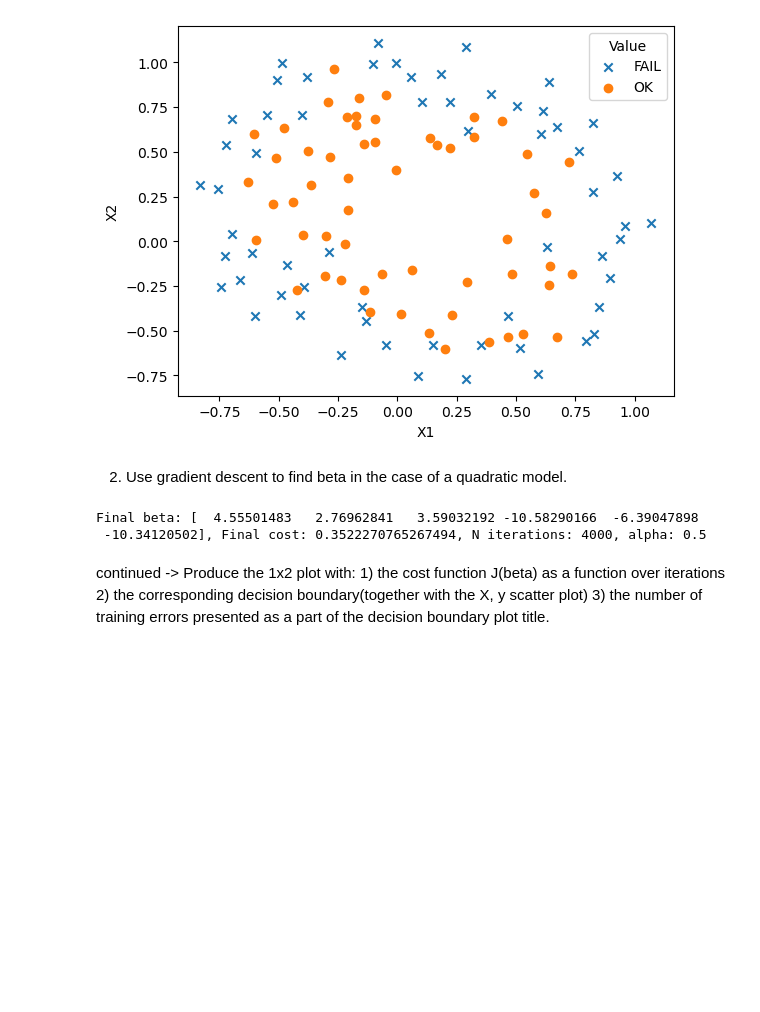
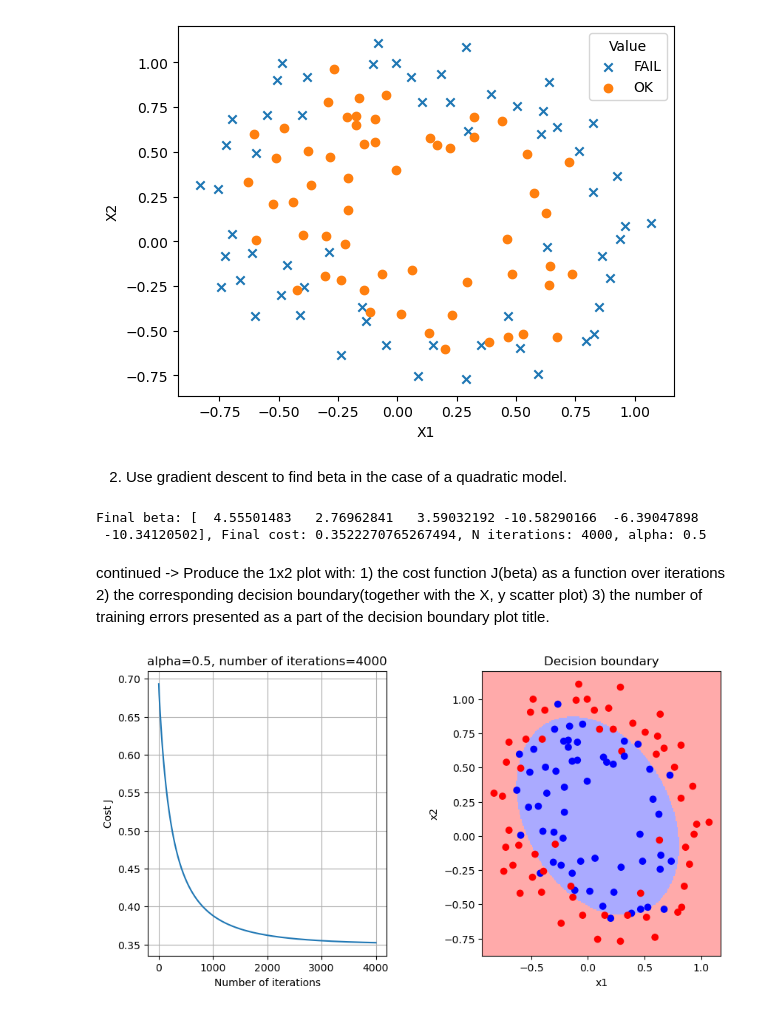
Before and after one commit to djolodjolo23/machine_learning_a2, a Jupyter notebook: Excercise4.ipynb, the cells around one changed output. Drawn from its saved outputs; the diff is of its cells as text; code cells hidden in the pictures; blank space fills up the shorter version.

Commit message:
Working on the excercise4, task 2 almost done, decision boundary plotted.

```diff
--- a/Excercise4.ipynb
+++ b/Excercise4.ipynb
@@ -44,11 +45,31 @@ continued -> Produce the 1x2 plot with:
     2) the corresponding decision boundary(together with the X, y scatter plot)
     3) the number of training errors presented as a part of the decision boundary plot title.
 # %%
-# finding the decision boundary
 h = .01 # step size in the mesh
 x_min, x_max = x1.min() -0.1, x1.max()+0.1
 y_min, y_max = x2.min() -0.1, x2.max()+0.1
 xx, yy = np.meshgrid(np.arange(x_min, x_max, h), np.arange(y_min, y_max, h))
 x1_mesh, x2_mesh = xx.ravel(), yy.ravel()
 Xe_mesh = f.mapFeature(x1_mesh, x2_mesh, 2)
 Xe = f.mapFeature(x1, x2, 2)
+p = f.sigmoid(np.dot(Xe_mesh, beta))
+classes = p > 0.5
+clz_mesh = classes.reshape(xx.shape)
+cmap_light = ListedColormap(['#FFAAAA', '#AAFFAA', '#AAAAFF'])
+cmap_bold = ListedColormap(['#FF0000', '#00FF00', '#0000FF'])
+figure, axes = plt.subplots(1, 2, figsize=(10, 5))
+axes[0].plot(range(N_iterations + 1), costs)
+axes[0].set_title(f"alpha={0.5}" f", number of iterations={N_iterations}")
+axes[0].set_xlabel('Number of iterations')
+axes[0].set_ylabel('Cost J')
+axes[0].grid()
+
+axes[1].set_title(f"Decision boundary")
+axes[1].set_xlabel('x1')
+axes[1].set_ylabel('x2')
+axes[1].pcolormesh(xx, yy, clz_mesh, cmap=cmap_light)
+axes[1].scatter(x1, x2, c=y_train, cmap=cmap_bold)
+
+plt.subplots_adjust(wspace=0.4)
+# %% [output]
+[figure, added]
```
Also changed, not shown: parts of 1 cell of this notebook.
